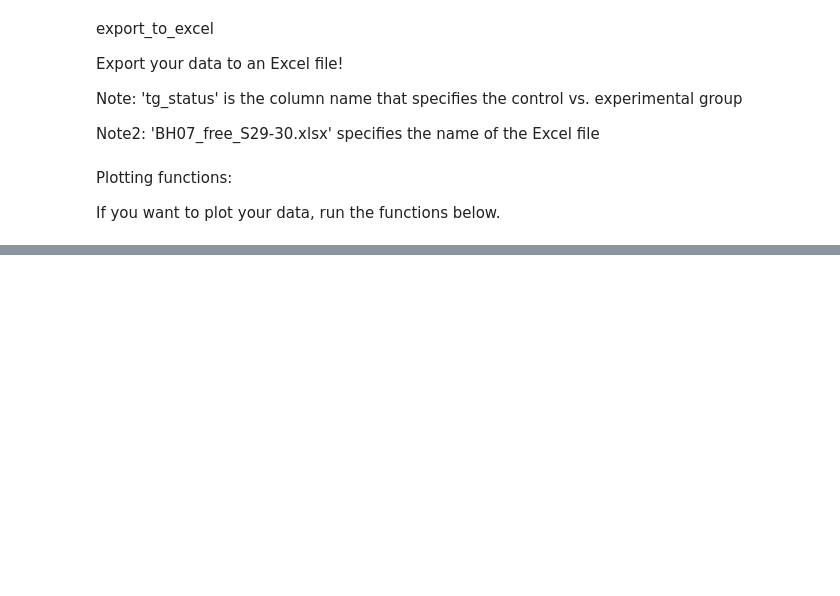
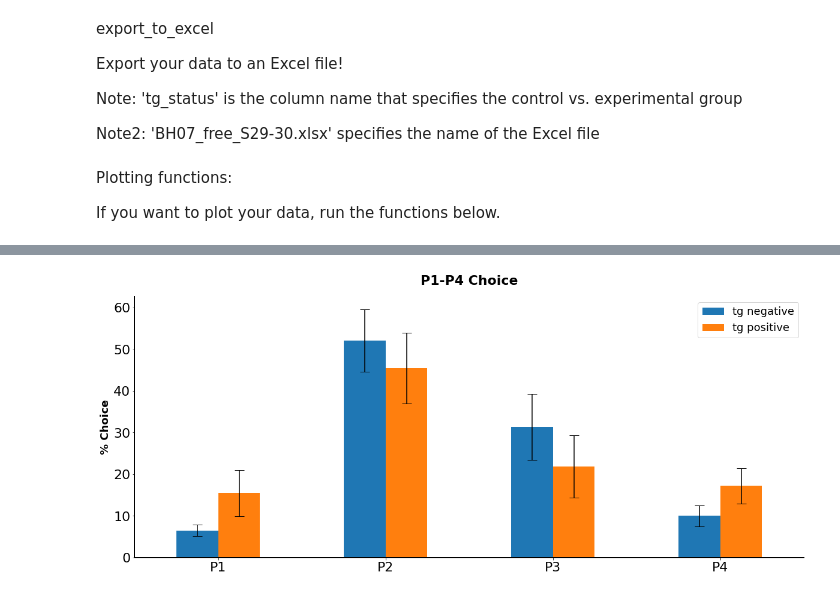
Before and after one commit to deckyblue/hathaway_1, a Jupyter notebook: hath_tutorial/Tutorial_draft.ipynb, the cells around one changed output, grey strips where cells are left out. Cells and saved outputs as stored; diff of their text form; code cells hidden in the pictures; blank space fills up the shorter version.

```diff
--- a/hath_tutorial/Tutorial_draft.ipynb
+++ b/hath_tutorial/Tutorial_draft.ipynb
@@ -218,0 +249,4 @@ If you want to plot your data, run the functions below.
+# %%
+rgt.choice_bar_plot(startsess,endsess,mean_scores,stderror)
+# %% [output]
+[figure, added]
```
Also changed, not shown: parts of 8 cells of this notebook, 2 other files.
